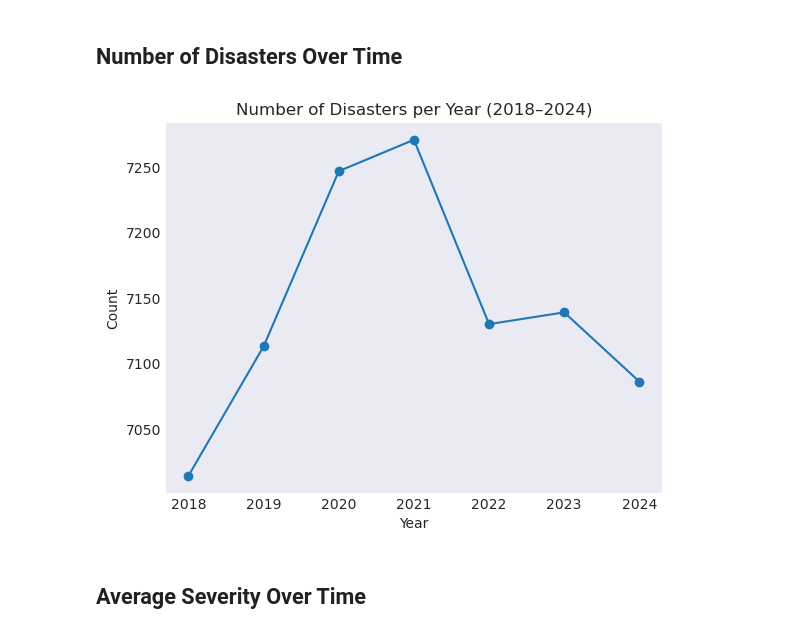
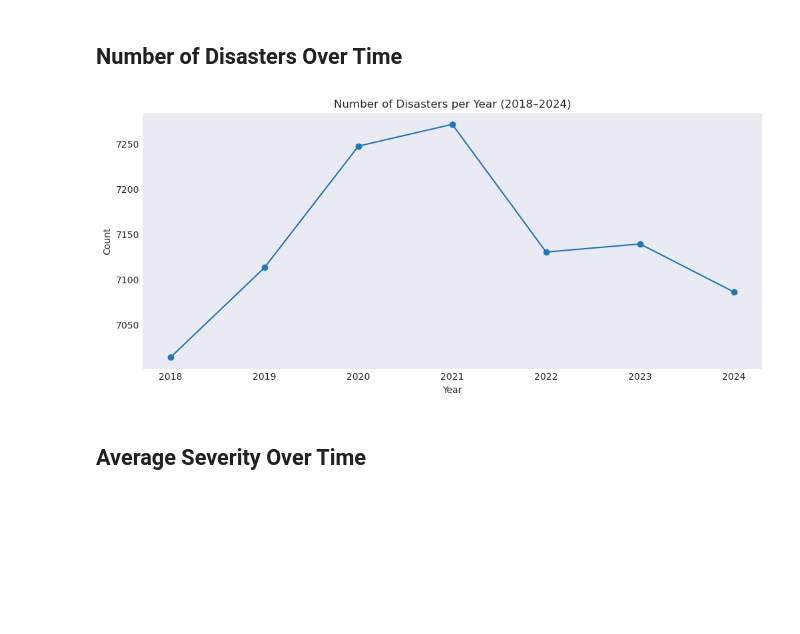
Before and after one commit to UCB-stat-159-f25/ucb-stat-159-f25-classroom-final-final, a Jupyter notebook: exploratory_data_analysis.ipynb, the cells around one changed output. Cells and saved outputs as stored; diff of their text form; code cells hidden in the pictures; blank space fills up the shorter version.

Commit message:
updated figure formatting

```diff
--- a/exploratory_data_analysis.ipynb
+++ b/exploratory_data_analysis.ipynb
@@ -28,17 +28,17 @@ disaster["year"] = disaster["date"].dt.year
 # %%
 disasters_per_year = disaster.groupby("year").size().sort_index()
 
-fig, ax = plt.subplots()
+fig, ax = plt.subplots(figsize=(12, 5))
 disasters_per_year.plot(kind="line", marker="o", ax=ax)
 
 ax.set_title("Number of Disasters per Year (2018–2024)")
 ax.set_xlabel("Year")
 ax.set_ylabel("Count")
 
 fig.savefig("figures/disasters_per_year.png", dpi=100, bbox_inches="tight")
 plt.show()
 # %% [output]
-[figure, old version]
+[figure, new version]
 # %% [markdown]
 ## Average Severity Over Time
 # %%
```
Also changed, not shown: parts of 5 cells of this notebook, 6 other files.
